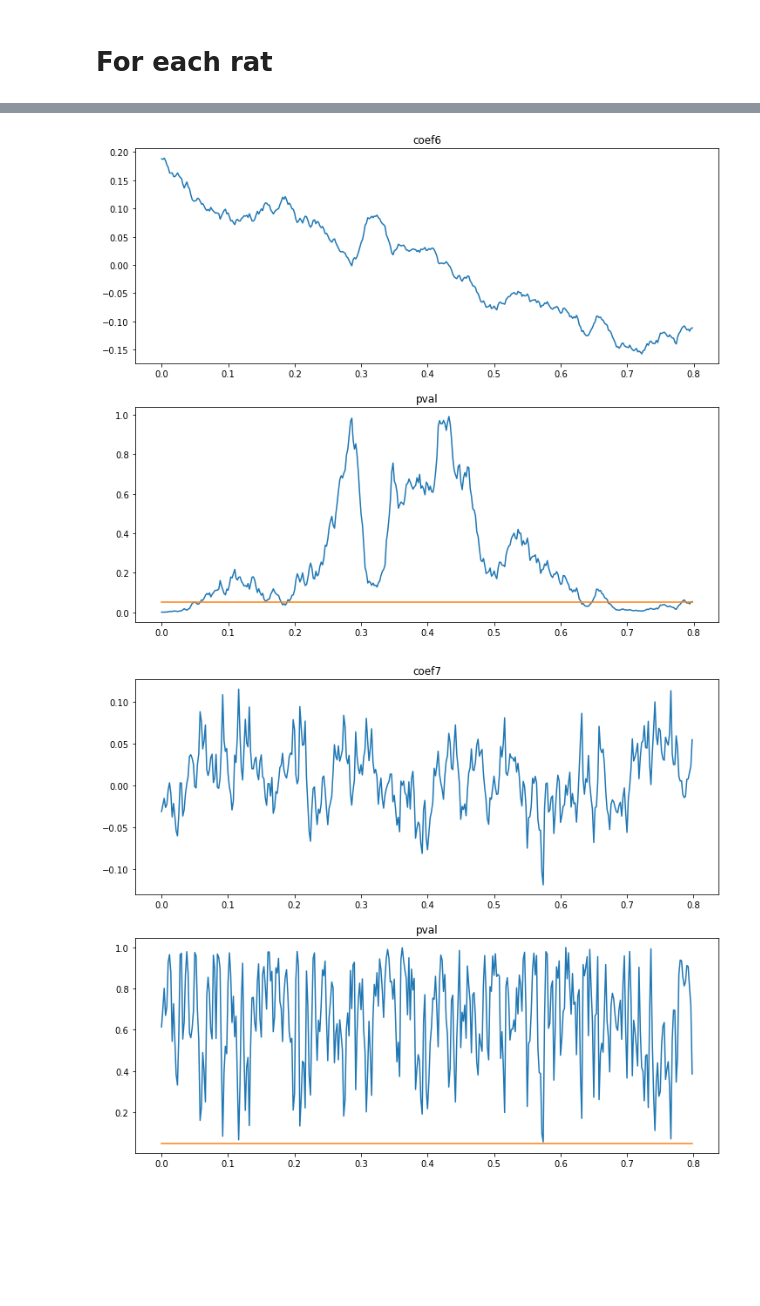
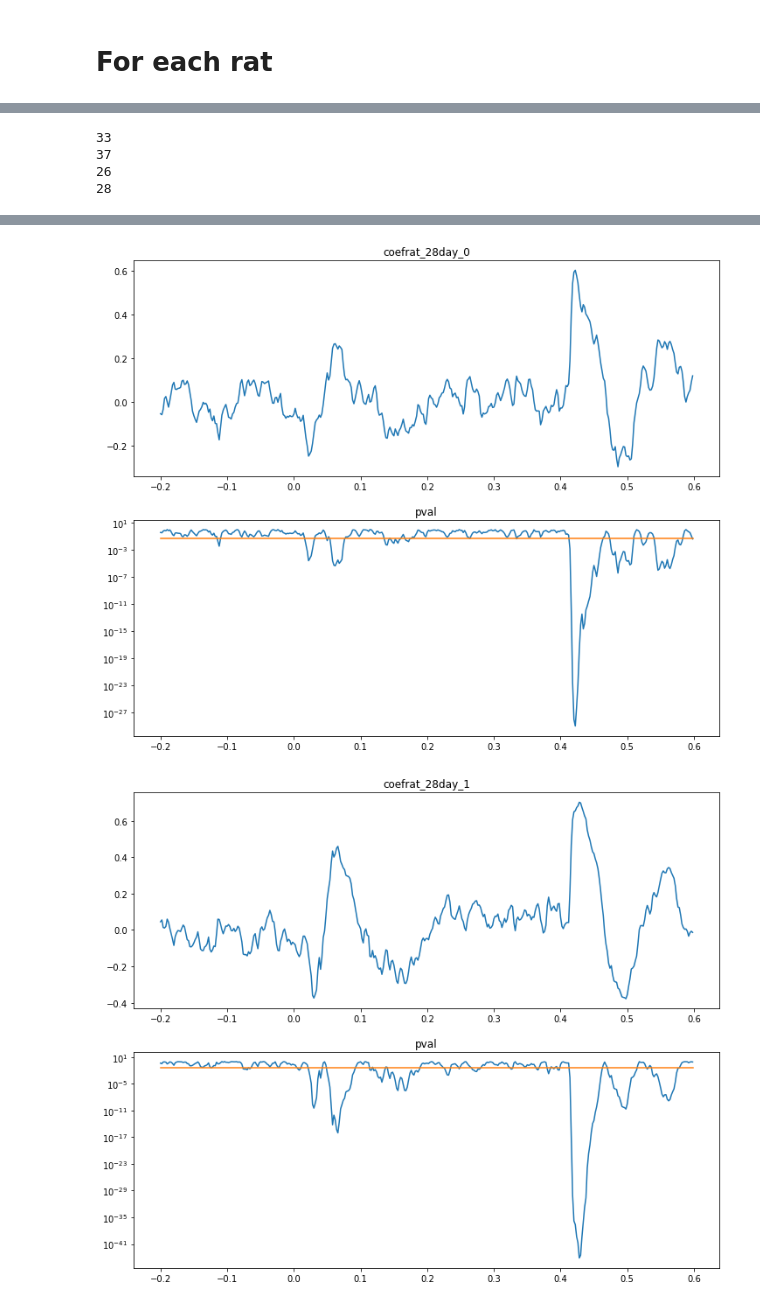
Before and after one commit to Maylibooyah69/RewardReversalPorject, a Jupyter notebook: Final Pipeline.ipynb, the cells around one changed output, grey strips where cells are left out. Cells and saved outputs as stored; diff of their text form; code cells hidden in the pictures; blank space fills up the shorter version.

```diff
--- a/Final Pipeline.ipynb
+++ b/Final Pipeline.ipynb
@@ -37,8 +36,3 @@ importing Jupyter notebook from Import EEG.ipynb
  'R Au1 LFP',
  'R Caudate LFP',
  'R lOFC EEG'}
-# %%
-rat_2_anal=sorted(list(set(dp.day1['subject'])))[1:] # droped 25 cuz it only had one recording
-del rat_2_anal[6] # also dropping the seventh one cuz there's a bug where there's one less reward
-days=2
-behavior_log={}
@@ -47,3 +39,6 @@ rat_2_anal=[26, 28, 29, 30, 31, 33, 35, 36, 37]
+# %%
+rat_2_anal=[33, 37, 26, 28] #There is a bug where if the ephys file contains
+# two rats the data is off
 # %% [markdown]
 # DON'T RUN THIS CELL $\Downarrow$
 # %%
@@ -100,10 +119,11 @@ behavior_df.to_pickle(behavior_log_path+'new_rat26to38.pkl')
 # %%
 count=1
 n=len(rat_2_anal)
-for i in range(n*2):
+for rat in rat_2_anal:
     for day in range(days):
+        flag='rat_'+str(rat)+'day_'+str(day)
         plt.figure(count)
         count+=1
 #         print(PELogs.iloc[rat][day])
-        plt.plot(PELogs.iloc[i][0])
+        plt.plot(PELogs.loc[flag][0])
 # %% [output]
@@ -229,20 +290,25 @@ np.array(cor).shape
 # %%
 count=1
-n=len(rat_2_anal)
-cor=np.array(cor)
-fs=500.0
-dt=1/fs
-tvec=np.arange(0,dt*400,dt)
-for i in range(n):
-    coef=cor[i*400:i*400+400,0]
-    pval=cor[i*400:i*400+400,1]
-    plt.figure(count,figsize=(12,10))
-    count+=1
-    plt.subplot(2,1,1)
-    plt.plot(tvec,coef)
-    plt.title('coef'+str(i))
-    plt.subplot(2,1,2)
-    plt.plot(tvec,pval)
-    plt.plot(tvec,np.full(400,.05))
-    plt.title('pval')
+for rat in rat_2_anal:
+    print(rat)
+    for day in range(days):
+        flag='rat_'+str(rat)+'day_'+str(day)
+
+        coef=np.array(cor[flag])[:,0]
+        pval=np.array(cor[flag])[:,1]
+
+        plt.figure(count,figsize=(12,10))
+        count+=1
+        plt.subplot(2,1,1)
+        plt.plot(tvec,coef)
+        plt.title('coef'+str(flag))
+        plt.subplot(2,1,2)
+        plt.yscale('log')
+        plt.plot(tvec,pval)
+        plt.plot(tvec,np.full(400,.05))
+        plt.title('pval')
 # %% [output]
+33
+37
+26
+28
@@ -255,2 +321,2 @@ for i in range(n):
-[figure, old version]
+[figure, new version]
-[figure, old version]
+[figure, new version]
```
Also changed, not shown: parts of 21 cells of this notebook, 4 other files.
